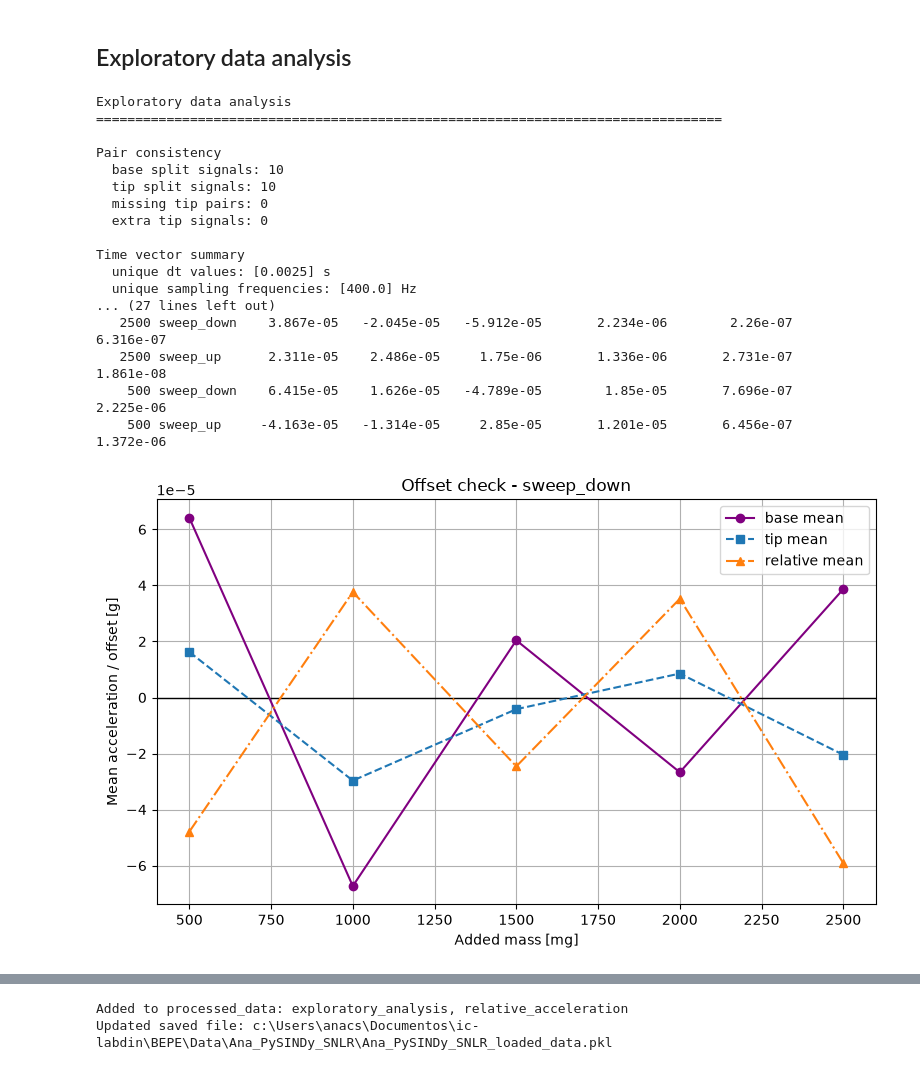
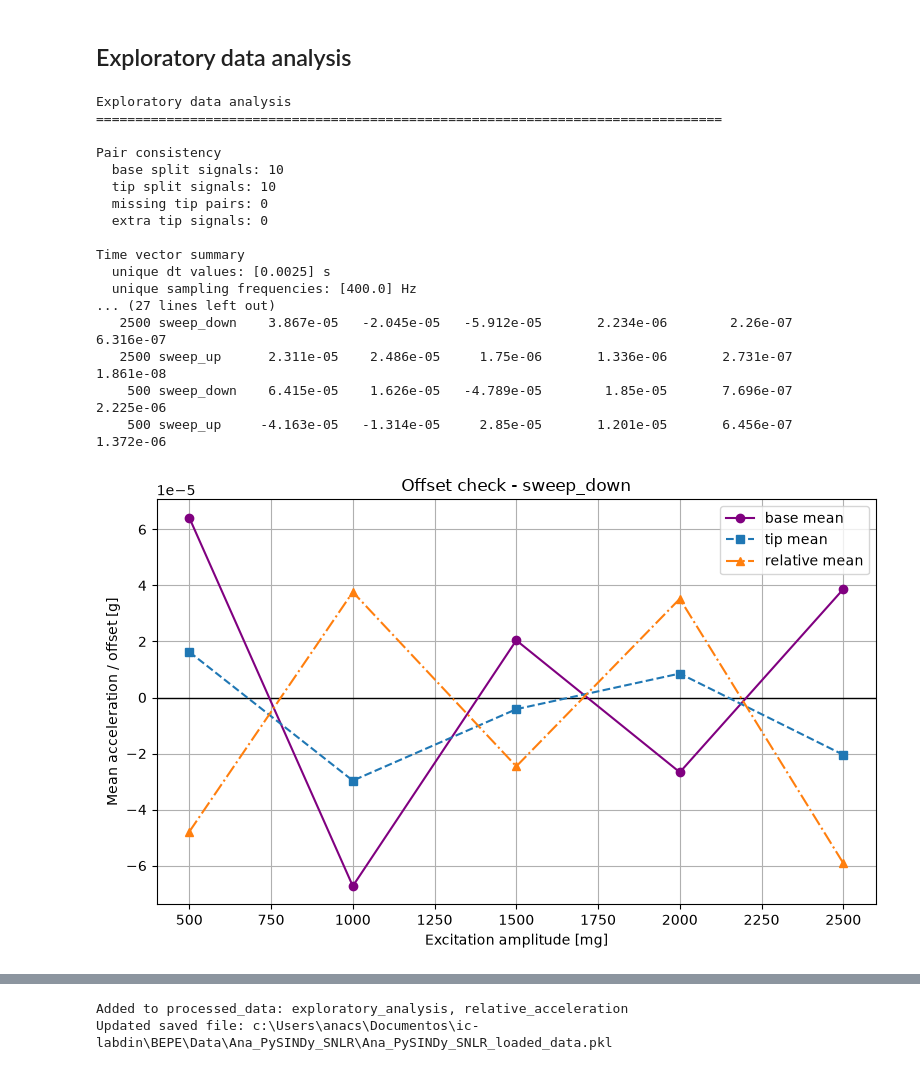
Before and after one commit to anaosello/bepe-data-driven-nonlinear-resonator, a Jupyter notebook: Data/Ana_PySINDy_SNLR/1_data_reading_EDA.ipynb, the cells around one changed output, grey strips where cells are left out. Drawn from its saved outputs; the diff is of its cells as text; code cells hidden in the pictures.

```diff
--- a/Data/Ana_PySINDy_SNLR/1_data_reading_EDA.ipynb
+++ b/Data/Ana_PySINDy_SNLR/1_data_reading_EDA.ipynb
@@ -406,7 +404,7 @@ Added to processed_data: physical_parameters
 def parse_test_key(key):
     pattern = re.compile(
         r"(?P<current_mA>\d+)mA_"
-        r"(?P<mass_mg>\d+)mg_"
+        r"(?P<excitation_amplitude_mg>\d+)mg_"
         r"(?P<freq_min_Hz>\d+(?:\.\d+)?)-(?P<freq_max_Hz>\d+(?:\.\d+)?)_Hz_"
         r"(?P<sweep>sweep-(?:up|down|up-down))"
     )
@@ -416,7 +414,7 @@ def parse_test_key(key):
 
     data = match.groupdict()
     data["current_mA"] = float(data["current_mA"])
-    data["mass_mg"] = float(data["mass_mg"])
+    data["excitation_amplitude_mg"] = float(data["excitation_amplitude_mg"])
     data["freq_min_Hz"] = float(data["freq_min_Hz"])
     data["freq_max_Hz"] = float(data["freq_max_Hz"])
     data["split_sweep"] = "sweep_up" if key.endswith("__sweep_up") else "sweep_down" if key.endswith("__sweep_down") else "combined"
@@ -628,7 +626,7 @@ for base_key, base_values in sorted(time_base_split.items()):
 
     exploratory_rows.append({
         "key": base_key,
-        "mass_mg": info.get("mass_mg", np.nan),
+        "excitation_amplitude_mg": info.get("excitation_amplitude_mg", np.nan),
         "current_mA": info.get("current_mA", np.nan),
         "split_sweep": info.get("split_sweep", "unknown"),
         "n": n,
@@ -659,14 +657,14 @@ for base_key, base_values in sorted(time_base_split.items()):
 print("\nSignal and relative-acceleration metrics")
 print(f"  analyzed paired split tests: {len(exploratory_rows)}")
 header = (
-    "mass_mg sweep       n      duration_s  base_rms_g  tip_rms_g   rel_rms_g   "
+    "ampl_mg sweep       n      duration_s  base_rms_g  tip_rms_g   rel_rms_g   "
     "rel_peak_g   lag_s       band_energy"
 )
 print(header)
 print("-" * len(header))
 for row in exploratory_rows:
     print(
-        f"{row['mass_mg']:7.0f} {row['split_sweep']:<10} "
+        f"{row['excitation_amplitude_mg']:7.0f} {row['split_sweep']:<10} "
         f"{row['n']:7d} {row['duration_s']:11.4f} "
         f"{row['base_rms_g']:11.4g} {row['tip_rms_g']:10.4g} {row['rel_rms_g']:11.4g} "
         f"{row['rel_peak_g']:11.4g} {row['lag_seconds_tip_vs_base']:10.4g} "
@@ -676,7 +674,7 @@ for row in exploratory_rows:
 # 4. Explicit offset check.
 print("\nOffset check")
 print("  Offset is the signal mean. Large acceleration offset can create drift during integration.")
-offset_header = "mass_mg sweep       base_mean_g   tip_mean_g    rel_mean_g    base_offset/RMS  tip_offset/RMS   rel_offset/RMS"
+offset_header = "ampl_mg sweep       base_mean_g   tip_mean_g    rel_mean_g    base_offset/RMS  tip_offset/RMS   rel_offset/RMS"
 print(offset_header)
 print("-" * len(offset_header))
 
@@ -685,22 +683,22 @@ for row in exploratory_rows:
     tip_ratio = abs(row["tip_mean_g"]) / row["tip_rms_g"] if row["tip_rms_g"] else np.nan
     rel_ratio = abs(row["rel_mean_g"]) / row["rel_rms_g"] if row["rel_rms_g"] else np.nan
     print(
-        f"{row['mass_mg']:7.0f} {row['split_sweep']:<10} "
+        f"{row['excitation_amplitude_mg']:7.0f} {row['split_sweep']:<10} "
         f"{row['base_mean_g']:12.4g} {row['tip_mean_g']:12.4g} {row['rel_mean_g']:12.4g} "
         f"{base_ratio:15.4g} {tip_ratio:15.4g} {rel_ratio:15.4g}"
     )
 
 if exploratory_rows:
     for sweep_name in sorted({row["split_sweep"] for row in exploratory_rows}):
-        rows = sorted([row for row in exploratory_rows if row["split_sweep"] == sweep_name], key=lambda item: item["mass_mg"])
-        masses = np.array([row["mass_mg"] for row in rows])
+        rows = sorted([row for row in exploratory_rows if row["split_sweep"] == sweep_name], key=lambda item: item["excitation_amplitude_mg"])
+        excitation_amplitudes = np.array([row["excitation_amplitude_mg"] for row in rows])
 
         plt.figure(figsize=(8, 5))
         plt.axhline(0.0, color="black", linewidth=1.0)
-        plt.plot(masses, [row["base_mean_g"] for row in rows], "o-", color="purple", label="base mean")
-        plt.plot(masses, [row["tip_mean_g"] for row in rows], "s--", color="tab:blue", label="tip mean")
-        plt.plot(masses, [row["rel_mean_g"] for row in rows], "^-.", color="tab:orange", label="relative mean")
-        plt.xlabel("Added mass [mg]")
+        plt.plot(excitation_amplitudes, [row["base_mean_g"] for row in rows], "o-", color="purple", label="base mean")
+        plt.plot(excitation_amplitudes, [row["tip_mean_g"] for row in rows], "s--", color="tab:blue", label="tip mean")
+        plt.plot(excitation_amplitudes, [row["rel_mean_g"] for row in rows], "^-.", color="tab:orange", label="relative mean")
+        plt.xlabel("Excitation amplitude [mg]")
         plt.ylabel("Mean acceleration / offset [g]")
         plt.title(f"Offset check - {sweep_name}")
         plt.grid(True)
@@ -711,14 +709,14 @@ if exploratory_rows:
 # 5. Compact plots that add new information: RMS vs mass for base, tip, and relative acceleration.
 if exploratory_rows:
     for sweep_name in sorted({row["split_sweep"] for row in exploratory_rows}):
-        rows = sorted([row for row in exploratory_rows if row["split_sweep"] == sweep_name], key=lambda item: item["mass_mg"])
-        masses = np.array([row["mass_mg"] for row in rows])
+        rows = sorted([row for row in exploratory_rows if row["split_sweep"] == sweep_name], key=lambda item: item["excitation_amplitude_mg"])
+        excitation_amplitudes = np.array([row["excitation_amplitude_mg"] for row in rows])
 
         plt.figure(figsize=(8, 5))
-        plt.plot(masses, [row["base_rms_g"] for row in rows], "o-", color="purple", label="base RMS")
-        plt.plot(masses, [row["tip_rms_g"] for row in rows], "s--", color="tab:blue", label="tip RMS")
-        plt.plot(masses, [row["rel_rms_g"] for row in rows], "^-.", color="tab:orange", label="relative RMS")
-        plt.xlabel("Added mass [mg]")
+        plt.plot(excitation_amplitudes, [row["base_rms_g"] for row in rows], "o-", color="purple", label="base RMS")
+        plt.plot(excitation_amplitudes, [row["tip_rms_g"] for row in rows], "s--", color="tab:blue", label="tip RMS")
+        plt.plot(excitation_amplitudes, [row["rel_rms_g"] for row in rows], "^-.", color="tab:orange", label="relative RMS")
+        plt.xlabel("Excitation amplitude [mg]")
         plt.ylabel("RMS acceleration [g]")
         plt.title(f"RMS comparison - {sweep_name}")
         plt.grid(True)
@@ -736,31 +734,31 @@ exploratory_analysis = {
     "rows": exploratory_rows,
     "relative_acceleration": relative_acceleration,
 }
 
 processed_data["exploratory_analysis"] = exploratory_analysis
 processed_data["relative_acceleration"] = relative_acceleration
 
 with open(output_file, "wb") as file:
     pickle.dump(processed_data, file)
 
 print("\nAdded to processed_data: exploratory_analysis, relative_acceleration")
 print(f"Updated saved file: {output_file}")
 # %% [output]
 Exploratory data analysis
 ================================================================================
 
 Pair consistency
   base split signals: 10
   tip split signals: 10
   missing tip pairs: 0
   extra tip signals: 0
 
 Time vector summary
   unique dt values: [0.0025] s
   unique sampling frequencies: [400.0] Hz
 ... (27 lines left out)
    2500 sweep_down    3.867e-05   -2.045e-05   -5.912e-05       2.234e-06        2.26e-07       6.316e-07
    2500 sweep_up      2.311e-05    2.486e-05     1.75e-06       1.336e-06       2.731e-07       1.861e-08
     500 sweep_down    6.415e-05    1.626e-05   -4.789e-05        1.85e-05       7.696e-07       2.225e-06
     500 sweep_up     -4.163e-05   -1.314e-05     2.85e-05       1.201e-05       6.456e-07       1.372e-06
-[figure, old version]
+[figure, new version]
```
Also changed, not shown: parts of 2 cells of this notebook.
